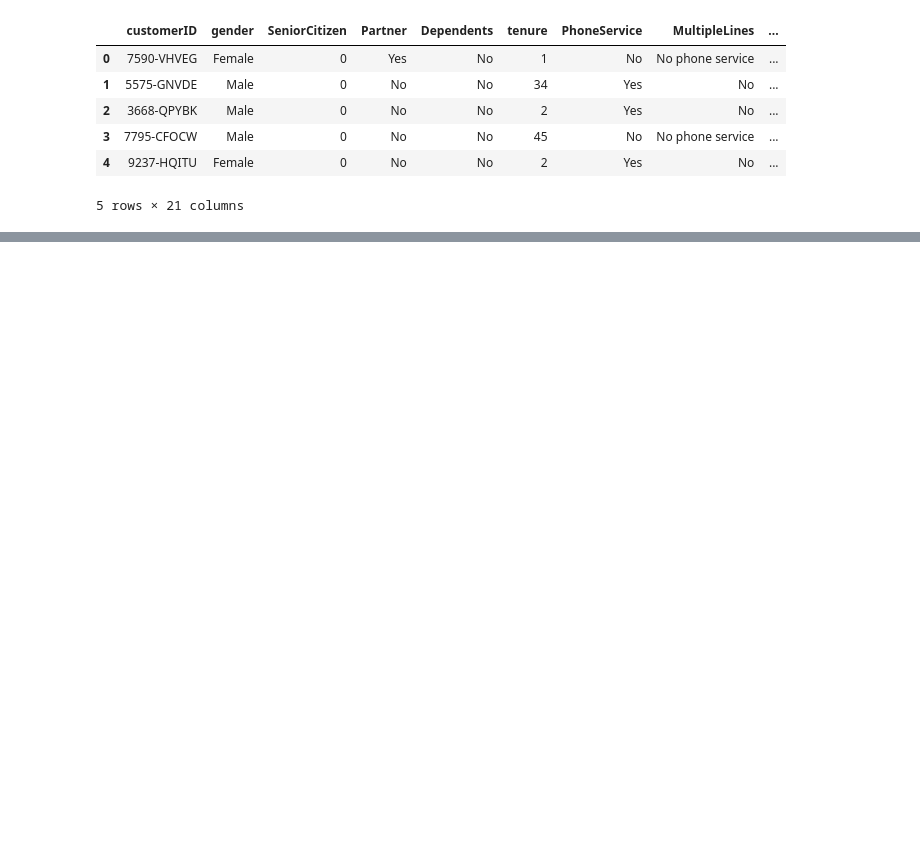
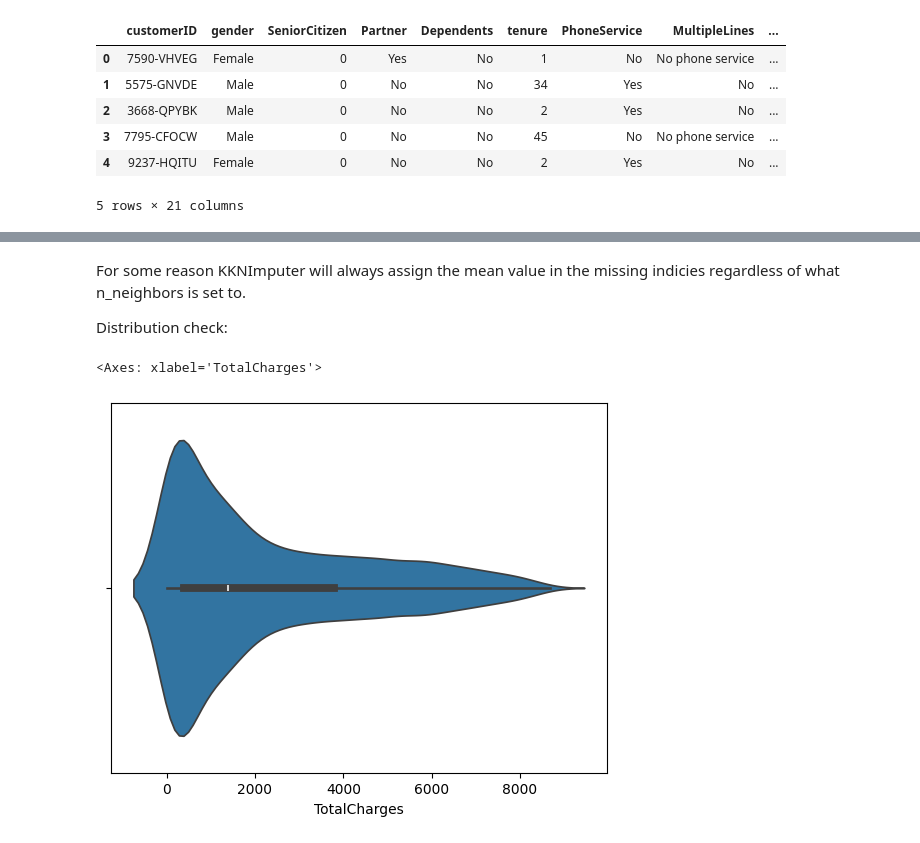
Before and after one commit to CarrotKM/Telco_Churn-Binary-Model, a Jupyter notebook: Karan_“Batman”_Mohindroo_Telco_Assignment_Template.ipynb, the cells around one changed output, grey strips where cells are left out. Drawn from its saved outputs; the diff is of its cells as text; code cells hidden in the pictures; blank space fills up the shorter version.

```diff
--- a/Karan_“Batman”_Mohindroo_Telco_Assignment_Template.ipynb
+++ b/Karan_“Batman”_Mohindroo_Telco_Assignment_Template.ipynb
@@ -97,0 +197,4 @@ data.head()
+# %%
+from sklearn.impute import KNNImputer
+imputer = KNNImputer(n_neighbors=5)
+data['TotalCharges'] = imputer.fit_transform(data[['TotalCharges']])
@@ -97,0 +231,11 @@ data.head()
+# %% [markdown]
+For some reason KKNImputer will always assign the mean value in the missing indicies regardless of what n_neighbors is set to.
+
+Distribution check:
+# %%
+from seaborn import violinplot
+
+violinplot(x=data['TotalCharges'])
+# %% [output]
+<Axes: xlabel='TotalCharges'>
+[figure, added]
```
Also changed, not shown: parts of 30 cells of this notebook.
